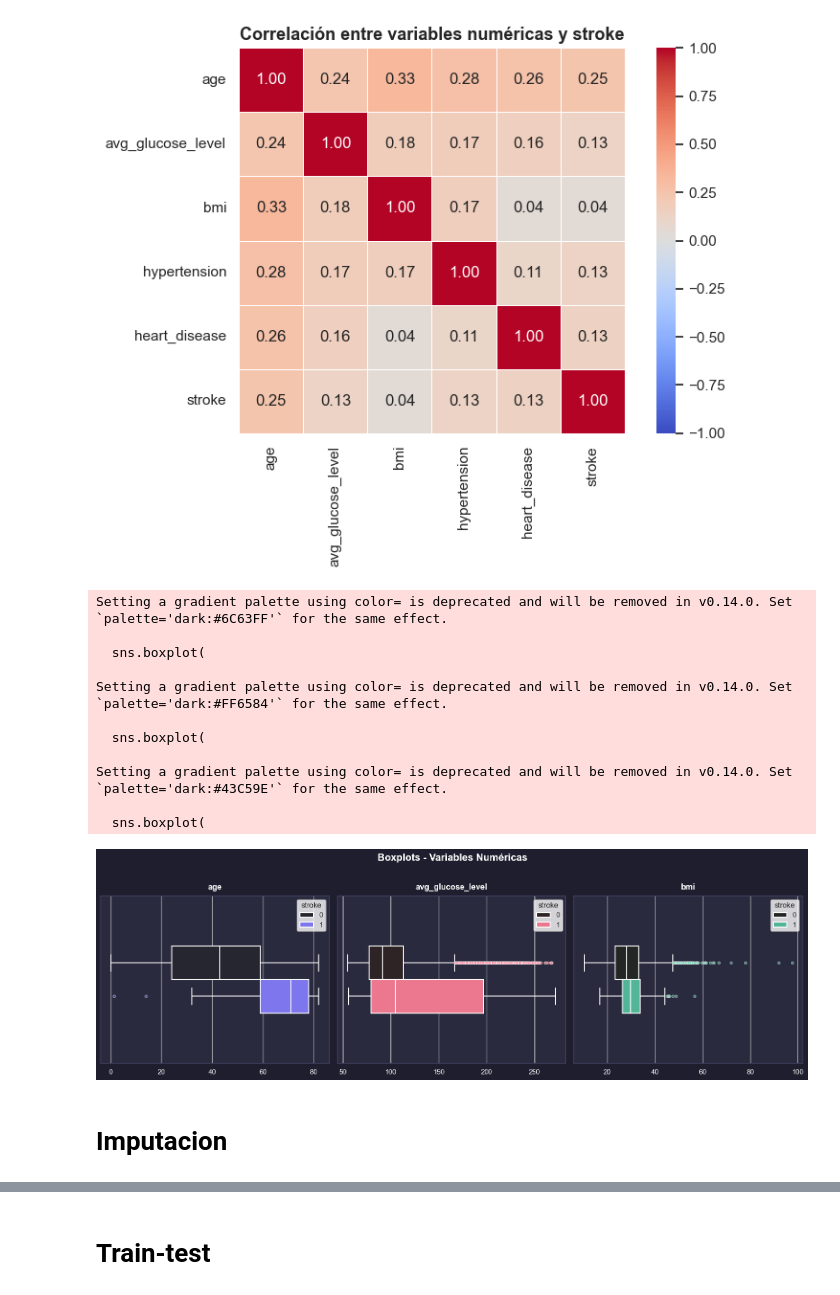
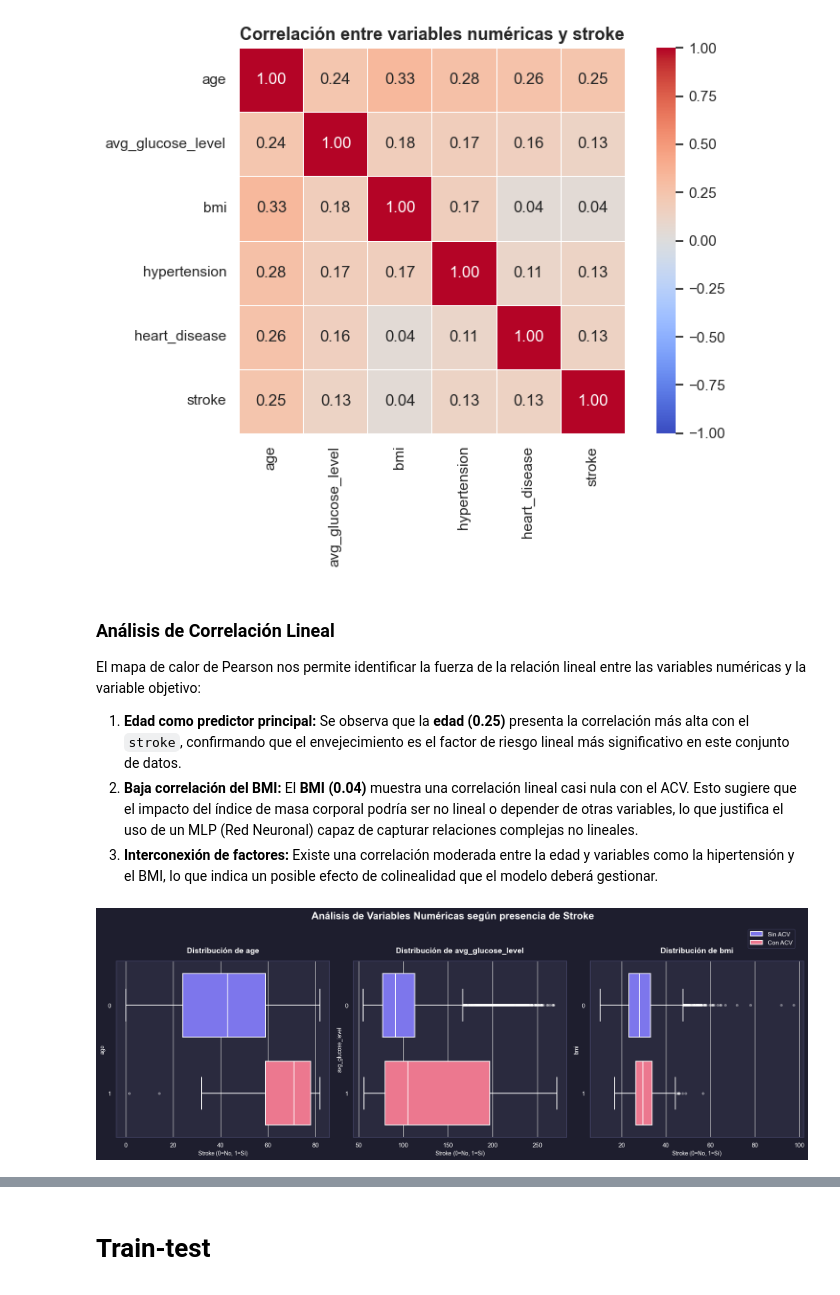
Before and after one commit to Juanmora29/AA2_TP1_Grupo2, a Jupyter notebook: Problema1/1_clasificacion_binaria.ipynb, the cells around one changed output, grey strips where cells are left out. Cells and saved outputs as stored; diff of their text form; code cells hidden in the pictures.

```diff
--- a/Problema1/1_clasificacion_binaria.ipynb
+++ b/Problema1/1_clasificacion_binaria.ipynb
@@ -253,60 +319,67 @@ plt.tight_layout()
 plt.show()
 # %% [output]
 [figure]
+# %% [markdown]
+### **Análisis de Correlación Lineal**
+
+El mapa de calor de Pearson nos permite identificar la fuerza de la relación lineal entre las variables numéricas y la variable objetivo:
+
+1.  **Edad como predictor principal:** Se observa que la **edad (0.25)** presenta la correlación más alta con el `stroke`, confirmando que el envejecimiento es el factor de riesgo lineal más significativo en este conjunto de datos.
+2.  **Baja correlación del BMI:** El **BMI (0.04)** muestra una correlación lineal casi nula con el ACV. Esto sugiere que el impacto del índice de masa corporal podría ser no lineal o depender de otras variables, lo que justifica el uso de un MLP (Red Neuronal) capaz de capturar relaciones complejas no lineales.
+3.  **Interconexión de factores:** Existe una correlación moderada entre la edad y variables como la hipertensión y el BMI, lo que indica un posible efecto de colinealidad que el modelo deberá gestionar.
 # %%
 binarias = ["hypertension", "heart_disease", "stroke"]
+# Seleccionamos las numéricas (age, avg_glucose_level, bmi)
 numericas = [c for c in data.select_dtypes(include=[np.number]).columns if c not in binarias]
 
-palette = ["#6C63FF", "#FF6584", "#43C59E", "#FFB347", "#4FC3F7"]
+# Paleta para las cajas (Color para 0 y Color para 1)
+# Usamos un lila suave para "Sin ACV" y un coral para "Con ACV"
+stroke_palette = {0: "#6C63FF", 1: "#FF6584"}
 
-n_cols = 3
-n_rows = (len(numericas) + n_cols - 1) // n_cols
-
-fig, axes = plt.subplots(n_rows, n_cols, figsize=(16, n_rows * 5))
+n_cols = len(numericas)
+fig, axes = plt.subplots(1, n_cols, figsize=(18, 6))
 fig.patch.set_facecolor("#1E1E2E")
-axes = axes.flatten()
 
 for i, col in enumerate(numericas):
     ax = axes[i]
-    color = palette[i % len(palette)]
 
     sns.boxplot(
-        x=data[col].dropna(),
+        data=data,
+        y="stroke",
+        x=col,
+        orient="h",
         ax=ax,
-        color=color,
+        hue="stroke",
+        palette=stroke_palette,
+        fill=True,
+        gap=.1,
         linecolor="white",
         linewidth=1.5,
-        flierprops=dict(marker="o", markerfacecolor=color, markersize=4, alpha=0.5),
-        width=0.4,
-        hue=data["stroke"],
+        flierprops=dict(marker="o", markerfacecolor="white", markersize=4, alpha=0.3),
     )
 
     ax.set_facecolor("#2A2A3E")
-    ax.set_title(col, color="white", fontsize=13, fontweight="bold", pad=10)
-    ax.set_xlabel("")
+    ax.set_title(f"Distribución de {col}", color="white", fontsize=14, fontweight="bold", pad=15)
+
+    # Estética de los ejes
+    ax.set_xlabel("Stroke (0=No, 1=Sí)", color="white", fontsize=10)
+    ax.set_ylabel(col, color="white", fontsize=10)
     ax.tick_params(colors="white")
-    ax.yaxis.label.set_color("white")
+
+    # Quitar la leyenda de cada subplot para que no se repita
+    ax.get_legend().remove()
+
     for spine in ax.spines.values():
         spine.set_edgecolor("#444466")
 
-for j in range(i + 1, len(axes)):
-    axes[j].set_visible(False)
+# Leyendas
+handles, labels = axes[0].get_legend_handles_labels()
+fig.legend(handles, ['Sin ACV', 'Con ACV'], loc='upper right', bbox_to_anchor=(0.98, 0.99),
+           facecolor='#1E1E2E', edgecolor='#444466', labelcolor='white')
 
-plt.suptitle("Boxplots - Variables Numéricas", color="white", fontsize=16, fontweight="bold", y=1.02)
+plt.suptitle("Análisis de Variables Numéricas según presencia de Stroke", color="white",
+             fontsize=18, fontweight="bold", y=1.05)
 plt.tight_layout()
 plt.show()
 # %% [output]
-Setting a gradient palette using color= is deprecated and will be removed in v0.14.0. Set `palette='dark:#6C63FF'` for the same effect.
-
-  sns.boxplot(
-
-Setting a gradient palette using color= is deprecated and will be removed in v0.14.0. Set `palette='dark:#FF6584'` for the same effect.
-
-  sns.boxplot(
-
-Setting a gradient palette using color= is deprecated and will be removed in v0.14.0. Set `palette='dark:#43C59E'` for the same effect.
-
-  sns.boxplot(
-[figure, old version]
+[figure, new version]
-# %% [markdown]
-# Imputacion
```
Also changed, not shown: parts of 59 cells of this notebook.
